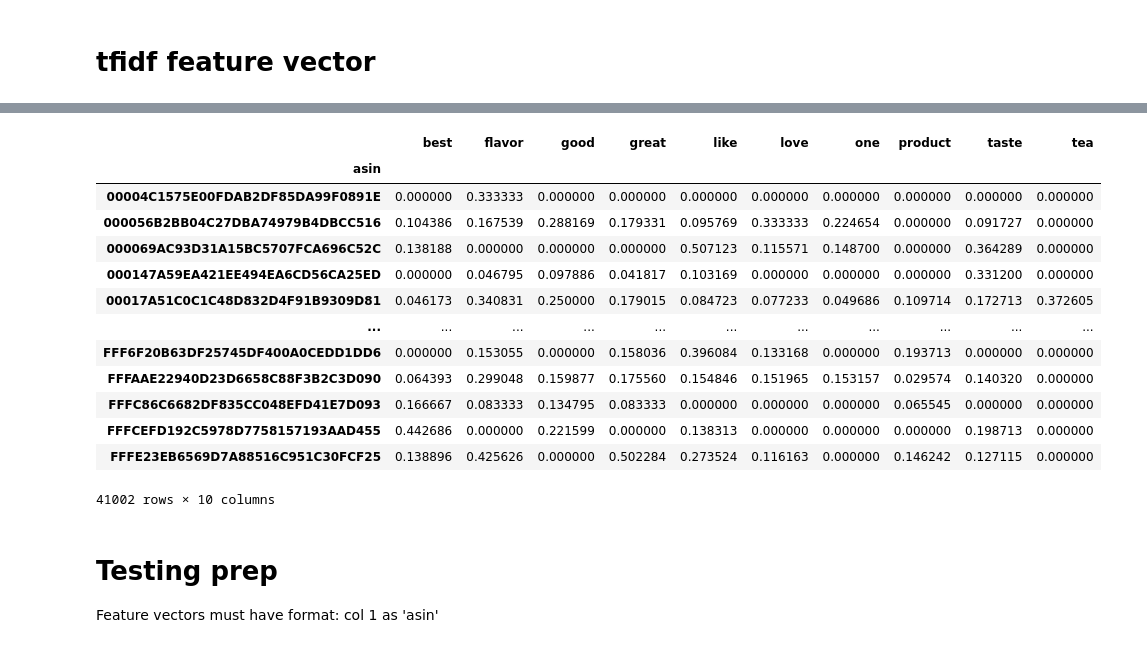
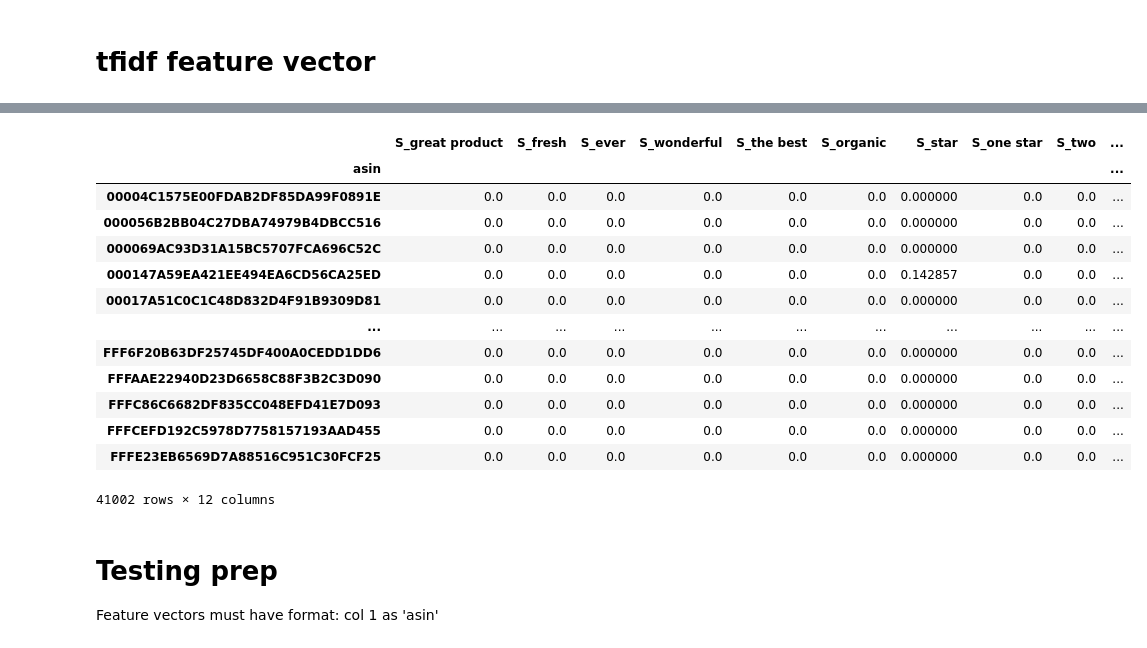
Before and after one commit to mjrog3/amazonawesomeness, a Jupyter notebook: ProjectNotebook.ipynb, the cells around one changed output, grey strips where cells are left out. Cells and saved outputs as stored; diff of their text form; code cells hidden in the pictures.

```diff
--- a/ProjectNotebook.ipynb
+++ b/ProjectNotebook.ipynb
@@ -7,7 +7,7 @@ import pandas as pd
 import os
 print(os.getcwd())
 current_folder = os.getcwd()
-datasetFolder = 'Toys_and_Games' #CDs_and_Vinyl #Grocery_and_Gourmet_Food
+datasetFolder = 'Grocery_and_Gourmet_Food' #CDs_and_Vinyl #Grocery_and_Gourmet_Food
 
 # Open and load json training files
 x = pd.read_json(os.path.join(current_folder, datasetFolder, 'train', 'review_training.json'))
@@ -222,7 +205,7 @@ def preprocess(text):
 # %% [markdown]
 preprocess, save to external file
 # %%
-x["processedTest"] = x["reviewText"].apply(preprocess)
-x["processedTest"].to_json("../processedReviewsFOOD.json")
+x["processedText"] = x["reviewText"].apply(preprocess)
+x["processedText"].to_json("../processedReviewsCD.json")
 x["processedSums"] = x["summary"].apply(preprocess)
-x["processedSums"].to_json("../processedSummaryFOOD.json")
+x["processedSums"].to_json("../processedSummaryCD.json")
@@ -412,14 +398,13 @@ x["processedText"] = x["processedText"].apply(lambda text: replaceWords(text, rp
 # %% [markdown]
 ##### Apply sentiment analysis to data
 # %%
-sia = sentiment.SentimentIntensityAnalyzer()
-x["rsent"] = x["processedText"].apply(lambda y: np.mean(sia.polarity_scores(y)["compound"]))
+x["rsent"] = x["processedText"].apply(lambda y: review_sentiment(y))
 # x.loc[:, ["rsent"]] = x.loc[:,['rsent']].multiply(x.loc[:, 'vote_weight'], axis="index")
 # x.loc[:, ["rsent"]] = x.loc[:,['rsent']].multiply(x.loc[:, 'image_weight'], axis="index")
 RavgSentiment = x.groupby("asin")["rsent"].mean()
 RavgSentiment = RavgSentiment.rename("Review_Avg_Sentiment")
 
-x['sumsent'] = x["processedSums"].apply(lambda y: np.mean(sia.polarity_scores(y)["compound"]))
+x['sumsent'] = x["processedSums"].apply(lambda y: review_sentiment(y))
 # x.loc[:, ["sumsent"]] = x.loc[:,['sumsent']].multiply(x.loc[:, 'vote_weight'], axis="index")
 # x.loc[:, ["sumsent"]] = x.loc[:,['sumsent']].multiply(x.loc[:, 'image_weight'], axis="index")
 SavgSentiment = x.groupby("asin")["sumsent"].mean()
@@ -468,42 +468,42 @@ RtfidfFeature
 # %%
 # tfidf for summary
 
 from sklearn.feature_extraction.text import TfidfVectorizer
-tfidf = TfidfVectorizer(vocabulary=np.concatenate(spos_words,sneg_words))
+tfidf = TfidfVectorizer(vocabulary=np.concatenate((spos_words,sneg_words)))
 #
 # x["processedText"] = revtext
 tfidf_DF = x[["asin","processedSums"]]
 
 
 
 # tfidf_DF["processedText"] =
 # tfidf_DF["processedTest"] = tfidf_DF["processedTest"].fillna("")
 # tfidf_DF["processedRevs"] = tfidf_DF["reviewText"].fillna("").apply(preprocess)
 
 tfidf.fit_transform(tfidf_DF["processedSums"])
 # tfidffeatures.toarray()
-feature_names = tfidf.get_feature_names_out()
+Sfeature_names = [("S_"+e) for e in tfidf.get_feature_names_out()]
 
 tfidf2 = TfidfVectorizer(vocabulary=tfidf.vocabulary_)
 tfidfarray = tfidf2.fit_transform(tfidf_DF["processedSums"]).toarray()
 
-featuredf = pd.DataFrame(tfidfarray,columns = feature_names)
+featuredf = pd.DataFrame(tfidfarray,columns = Sfeature_names)
 tfidf_DF = pd.concat([tfidf_DF,featuredf],axis=1)
-StfidfFeature = tfidf_DF.groupby("asin")[feature_names].mean()
+StfidfFeature = tfidf_DF.groupby("asin")[Sfeature_names].mean()
 
 StfidfFeature
 # %% [output]
-|  | best | flavor | good | great | like | love | one | product | taste | tea |
-| asin |  |  |  |  |  |  |  |  |  |  |
-| 00004C1575E00FDAB2DF85DA99F0891E | 0.000000 | 0.333333 | 0.000000 | 0.000000 | 0.000000 | 0.000000 | 0.000000 | 0.000000 | 0.000000 | 0.000000 |
-| 000056B2BB04C27DBA74979B4DBCC516 | 0.104386 | 0.167539 | 0.288169 | 0.179331 | 0.095769 | 0.333333 | 0.224654 | 0.000000 | 0.091727 | 0.000000 |
-| 000069AC93D31A15BC5707FCA696C52C | 0.138188 | 0.000000 | 0.000000 | 0.000000 | 0.507123 | 0.115571 | 0.148700 | 0.000000 | 0.364289 | 0.000000 |
-| 000147A59EA421EE494EA6CD56CA25ED | 0.000000 | 0.046795 | 0.097886 | 0.041817 | 0.103169 | 0.000000 | 0.000000 | 0.000000 | 0.331200 | 0.000000 |
-| 00017A51C0C1C48D832D4F91B9309D81 | 0.046173 | 0.340831 | 0.250000 | 0.179015 | 0.084723 | 0.077233 | 0.049686 | 0.109714 | 0.172713 | 0.372605 |
+|  | S_great product | S_fresh | S_ever | S_wonderful | S_the best | S_organic | S_star | S_one star | S_two | ... |
+| asin |  |  |  |  |  |  |  |  |  | ... |
+| 00004C1575E00FDAB2DF85DA99F0891E | 0.0 | 0.0 | 0.0 | 0.0 | 0.0 | 0.0 | 0.000000 | 0.0 | 0.0 | ... |
+| 000056B2BB04C27DBA74979B4DBCC516 | 0.0 | 0.0 | 0.0 | 0.0 | 0.0 | 0.0 | 0.000000 | 0.0 | 0.0 | ... |
+| 000069AC93D31A15BC5707FCA696C52C | 0.0 | 0.0 | 0.0 | 0.0 | 0.0 | 0.0 | 0.000000 | 0.0 | 0.0 | ... |
+| 000147A59EA421EE494EA6CD56CA25ED | 0.0 | 0.0 | 0.0 | 0.0 | 0.0 | 0.0 | 0.142857 | 0.0 | 0.0 | ... |
+| 00017A51C0C1C48D832D4F91B9309D81 | 0.0 | 0.0 | 0.0 | 0.0 | 0.0 | 0.0 | 0.000000 | 0.0 | 0.0 | ... |
 | ... | ... | ... | ... | ... | ... | ... | ... | ... | ... | ... |
-| FFF6F20B63DF25745DF400A0CEDD1DD6 | 0.000000 | 0.153055 | 0.000000 | 0.158036 | 0.396084 | 0.133168 | 0.000000 | 0.193713 | 0.000000 | 0.000000 |
-| FFFAAE22940D23D6658C88F3B2C3D090 | 0.064393 | 0.299048 | 0.159877 | 0.175560 | 0.154846 | 0.151965 | 0.153157 | 0.029574 | 0.140320 | 0.000000 |
-| FFFC86C6682DF835CC048EFD41E7D093 | 0.166667 | 0.083333 | 0.134795 | 0.083333 | 0.000000 | 0.000000 | 0.000000 | 0.065545 | 0.000000 | 0.000000 |
-| FFFCEFD192C5978D7758157193AAD455 | 0.442686 | 0.000000 | 0.221599 | 0.000000 | 0.138313 | 0.000000 | 0.000000 | 0.000000 | 0.198713 | 0.000000 |
-| FFFE23EB6569D7A88516C951C30FCF25 | 0.138896 | 0.425626 | 0.000000 | 0.502284 | 0.273524 | 0.116163 | 0.000000 | 0.146242 | 0.127115 | 0.000000 |
+| FFF6F20B63DF25745DF400A0CEDD1DD6 | 0.0 | 0.0 | 0.0 | 0.0 | 0.0 | 0.0 | 0.000000 | 0.0 | 0.0 | ... |
+| FFFAAE22940D23D6658C88F3B2C3D090 | 0.0 | 0.0 | 0.0 | 0.0 | 0.0 | 0.0 | 0.000000 | 0.0 | 0.0 | ... |
+| FFFC86C6682DF835CC048EFD41E7D093 | 0.0 | 0.0 | 0.0 | 0.0 | 0.0 | 0.0 | 0.000000 | 0.0 | 0.0 | ... |
+| FFFCEFD192C5978D7758157193AAD455 | 0.0 | 0.0 | 0.0 | 0.0 | 0.0 | 0.0 | 0.000000 | 0.0 | 0.0 | ... |
+| FFFE23EB6569D7A88516C951C30FCF25 | 0.0 | 0.0 | 0.0 | 0.0 | 0.0 | 0.0 | 0.000000 | 0.0 | 0.0 | ... |
-41002 rows × 10 columns
+41002 rows × 12 columns
```
Also changed, not shown: parts of 32 cells of this notebook, 1 other file.
